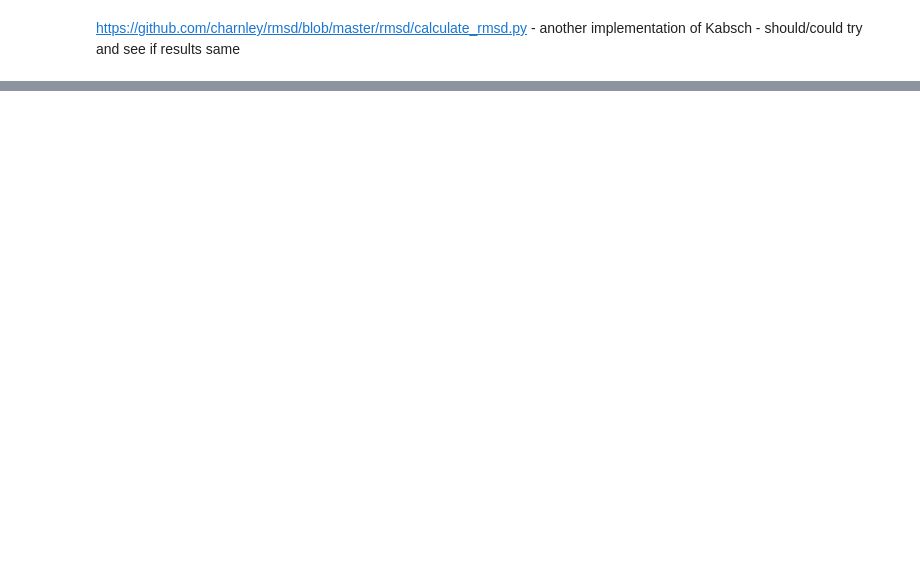
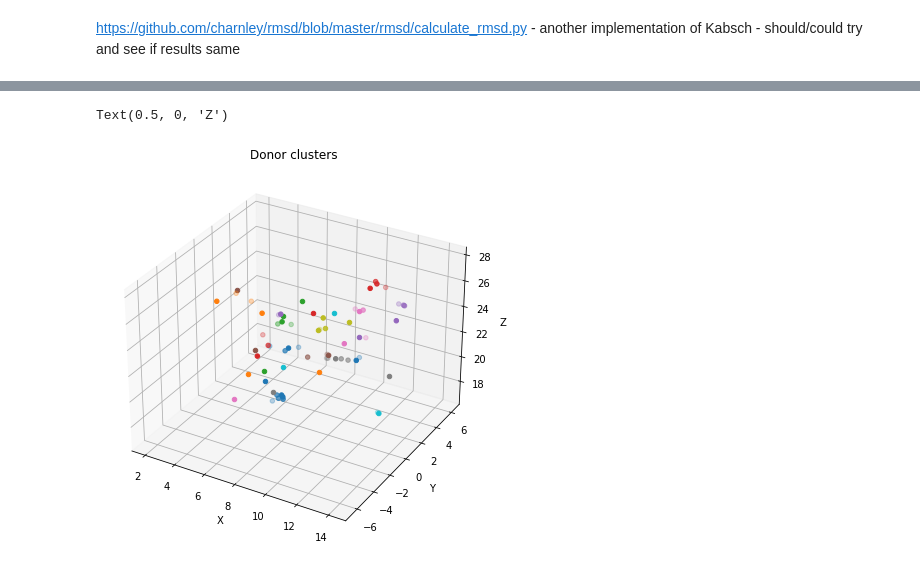
Before and after one commit to gemmagordon/xchem_rotation, a Jupyter notebook: get_pharma4_cloud.ipynb, the cells around one changed output, grey strips where cells are left out. Saved outputs shown, nothing was run; the diff lists cells and outputs as text; code cells hidden in the pictures; blank space fills up the shorter version.

Commit message:
clustering plots and planning for brute force filtering

```diff
--- a/get_pharma4_cloud.ipynb
+++ b/get_pharma4_cloud.ipynb
@@ -947,0 +1016,16 @@ https://github.com/charnley/rmsd/blob/master/rmsd/calculate_rmsd.py - another im
+# %%
+import numpy as np
+import matplotlib.pyplot as plt
+from sklearn.cluster import AgglomerativeClustering
+import pandas as pd
+
+def cluster(data):
+
+    model = AgglomerativeClustering(linkage='average', n_clusters=None, distance_threshold=1.5)
+    model.fit_predict(data)
+    pred = model.fit_predict(data)
+    print("Number of clusters found: {}".format(len(set(model.labels_))))
+    labels = model.labels_
+    print('Cluster for each point: ', model.labels_)
+
+    return labels
@@ -947,0 +1036,15 @@ https://github.com/charnley/rmsd/blob/master/rmsd/calculate_rmsd.py - another im
+# %%
+frag_coords = np.concatenate([frag_donor_coords, frag_acceptor_coords])
+#cluster(frag_coords)
+
+# cluster donor coords and add with labels to df
+labels = cluster(frag_donor_coords)
+donor_df = pd.DataFrame([frag_donor_coords[:,0], frag_donor_coords[:,1], frag_donor_coords[:,2], labels])
+donor_df = donor_df.transpose()
+donor_df.columns = ['donor_x', 'donor_y', 'donor_z', 'cluster_label']
+
+# cluster acceptor coords and add with labels to df
+labels = cluster(frag_acceptor_coords)
+acceptor_df = pd.DataFrame([frag_acceptor_coords[:,0], frag_acceptor_coords[:,1], frag_acceptor_coords[:,2], labels])
+acceptor_df = acceptor_df.transpose()
+acceptor_df.columns = ['acceptor_x', 'acceptor_y', 'acceptor_z', 'cluster_label']
@@ -947,0 +1059,14 @@ https://github.com/charnley/rmsd/blob/master/rmsd/calculate_rmsd.py - another im
+# %%
+# donor plots
+ax = plt.figure(figsize=(7,7)).add_subplot(projection='3d')
+donor_groups = donor_df.groupby('cluster_label')
+for name, group in donor_groups:
+    ax.scatter3D(group['donor_x'], group['donor_y'], group['donor_z'], marker='o', label=name)
+
+ax.set_title('Donor clusters')
+ax.set_xlabel('X', fontsize=10)
+ax.set_ylabel('Y', fontsize=10)
+ax.set_zlabel('Z', fontsize=10)
+# %% [output]
+Text(0.5, 0, 'Z')
+[figure, added]
```
Also changed, not shown: parts of 23 cells of this notebook.
